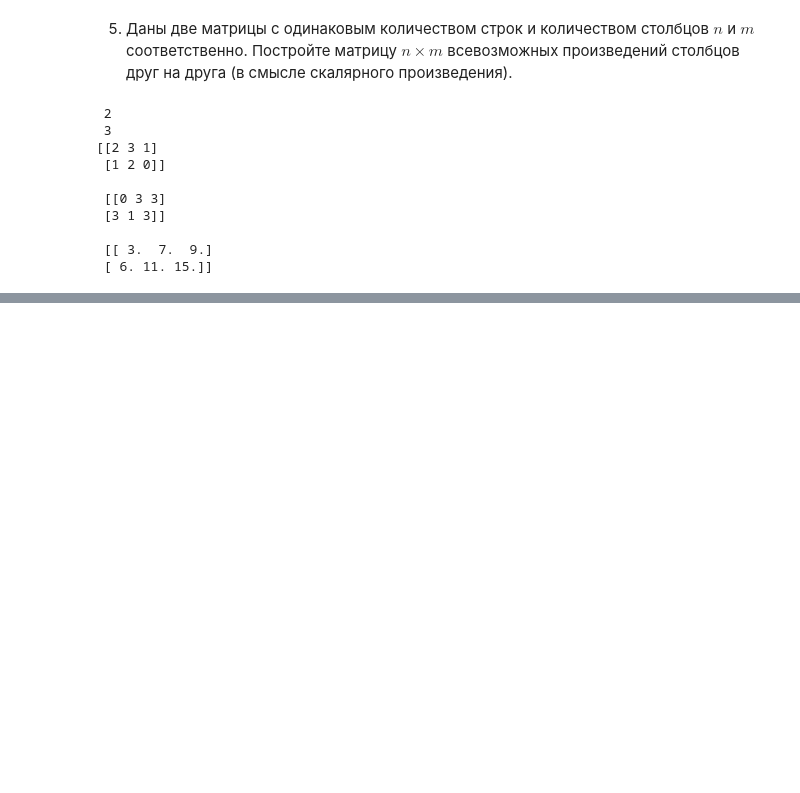
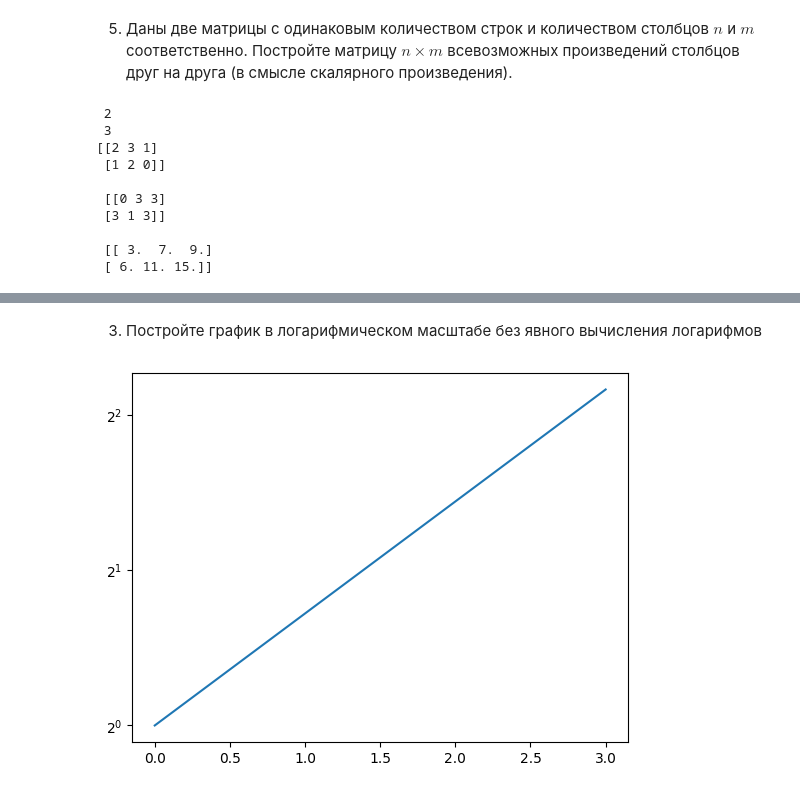
Before and after one commit to wowsleeptam/Vichmati, a Jupyter notebook: 1.ipynb, the cells around one changed output, grey strips where cells are left out. Cells and saved outputs as stored; diff of their text form; code cells hidden in the pictures; blank space fills up the shorter version.

```diff
--- a/1.ipynb
+++ b/1.ipynb
@@ -140,0 +180,11 @@ print('\n',answer)
+# %% [markdown]
+3. Постройте график в логарифмическом масштабе без явного вычисления логарифмов
+# %%
+x = np.linspace(0, 3, 6)
+y =  np.sqrt(np.exp(x))
+fig, ax = plt.subplots()
+ax.set_yscale('log', base = 2)
+ax.plot(x, y)
+plt.show()
+# %% [output]
+[figure, added]
```
Also changed, not shown: parts of 6 cells of this notebook.
